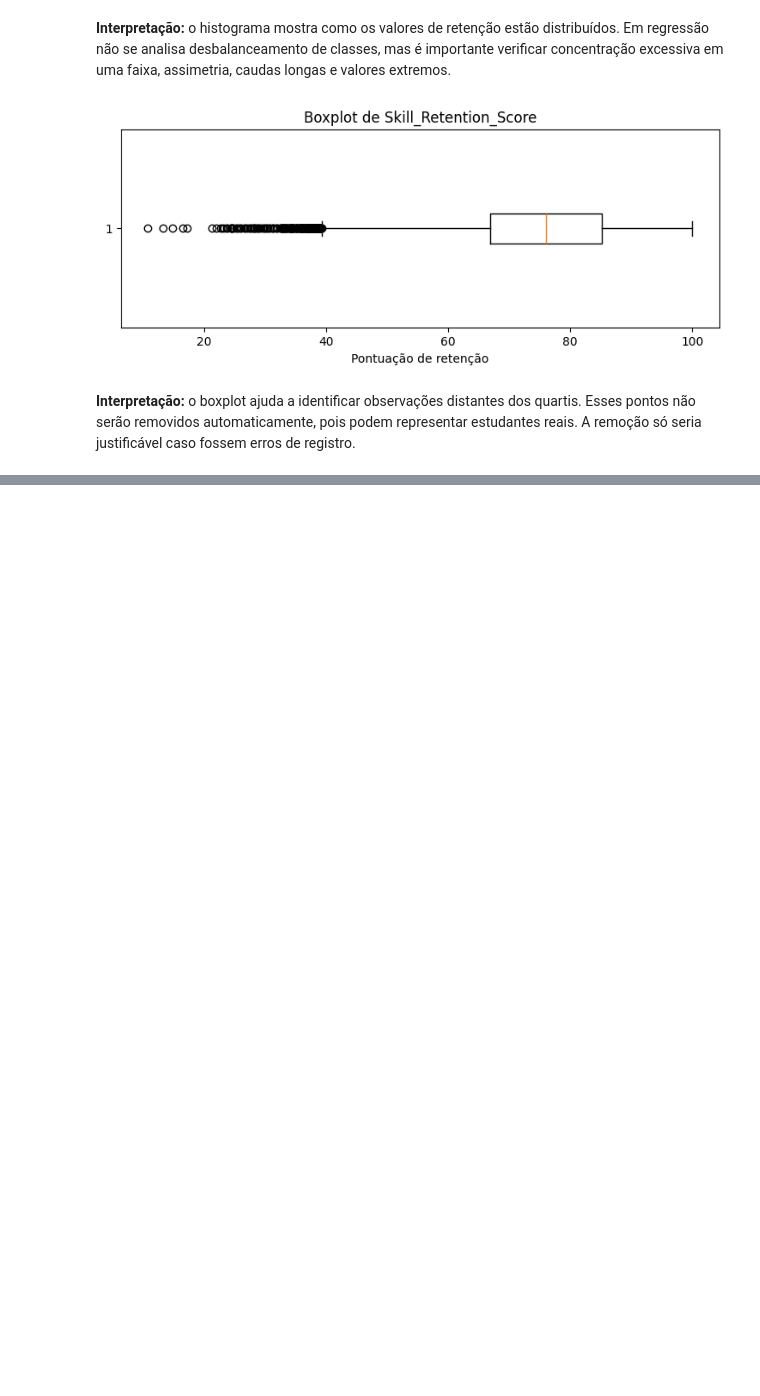
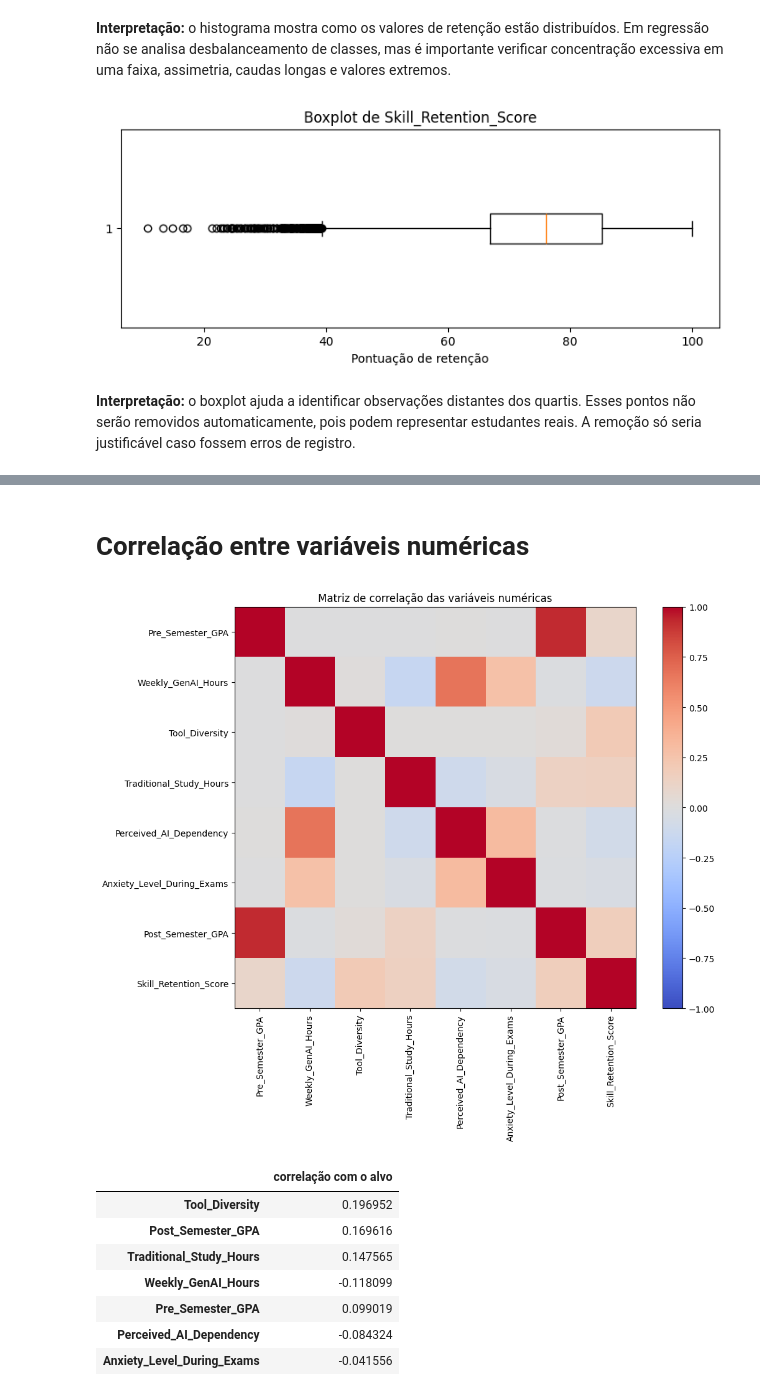
Before and after one commit to thaynagoncalves/projeto-final-IA, a Jupyter notebook: ProjetoFInal_IA.ipynb, the cells around one changed output, grey strips where cells are left out. Cells and saved outputs as stored; diff of their text form; code cells hidden in the pictures; blank space fills up the shorter version.

```diff
--- a/ProjetoFInal_IA.ipynb
+++ b/ProjetoFInal_IA.ipynb
@@ -344,0 +348,33 @@ plt.show()
+# %% [markdown]
+# Correlação entre variáveis numéricas
+# %%
+numericas = df.select_dtypes(include=np.number).drop(columns=["Student_ID"], errors="ignore")
+correlacao = numericas.corr()
+
+fig, ax = plt.subplots(figsize=(11, 9))
+imagem = ax.imshow(correlacao, vmin=-1, vmax=1, cmap="coolwarm")
+ax.set_xticks(range(len(correlacao.columns)))
+ax.set_yticks(range(len(correlacao.columns)))
+ax.set_xticklabels(correlacao.columns, rotation=90)
+ax.set_yticklabels(correlacao.columns)
+ax.set_title("Matriz de correlação das variáveis numéricas")
+fig.colorbar(imagem, ax=ax)
+plt.tight_layout()
+plt.show()
+
+display(
+    correlacao[alvo]
+    .drop(alvo)
+    .sort_values(key=abs, ascending=False)
+    .to_frame("correlação com o alvo")
+)
+# %% [output]
+[figure, added]
+|  | correlação com o alvo |
+| Tool_Diversity | 0.196952 |
+| Post_Semester_GPA | 0.169616 |
+| Traditional_Study_Hours | 0.147565 |
+| Weekly_GenAI_Hours | -0.118099 |
+| Pre_Semester_GPA | 0.099019 |
+| Perceived_AI_Dependency | -0.084324 |
+| Anxiety_Level_During_Exams | -0.041556 |
```
Also changed, not shown: parts of 22 cells of this notebook.
